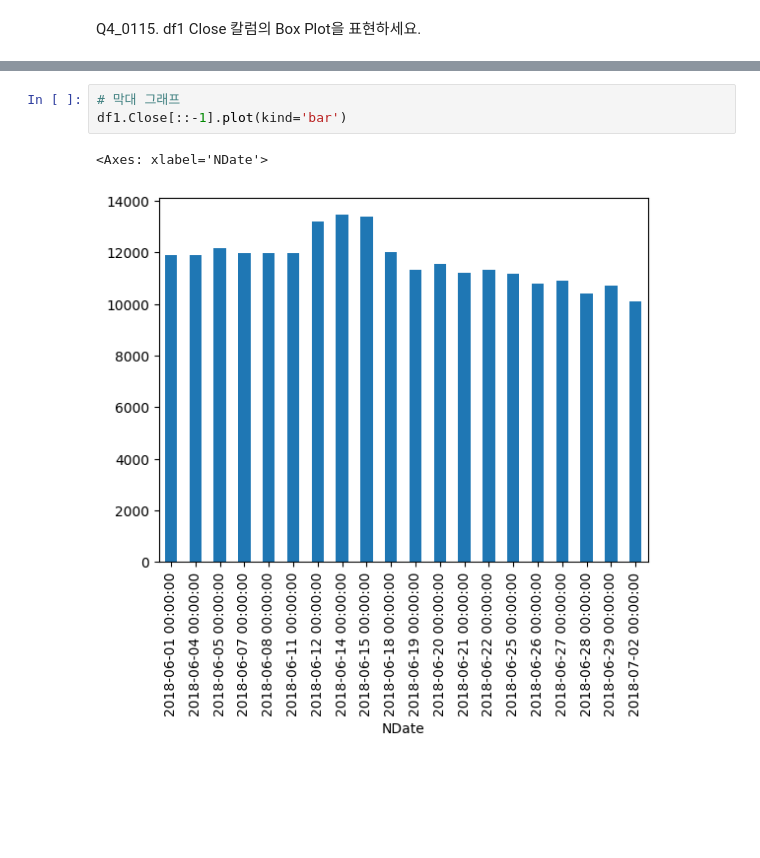
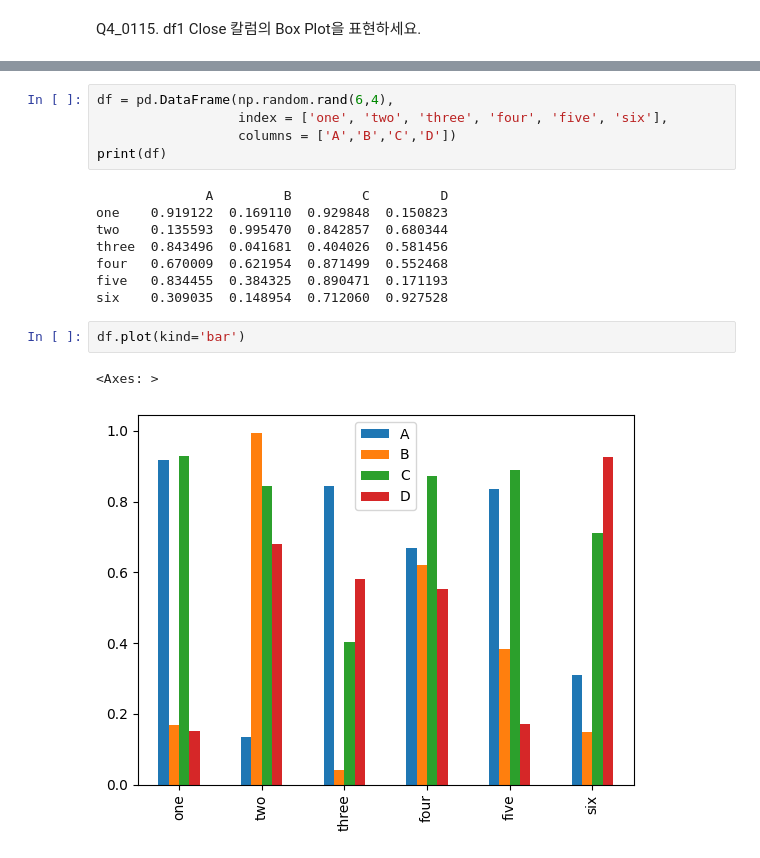
Before and after one commit to CrayonHanChan/kita_231026, a Jupyter notebook: m3_분석라이브러리/visualization/시각화1.ipynb, the cells around one changed output, grey strips where cells are left out. Saved outputs shown, nothing was run; the diff lists cells and outputs as text; blank space fills up the shorter version.

```diff
--- a/m3_분석라이브러리/visualization/시각화1.ipynb
+++ b/m3_분석라이브러리/visualization/시각화1.ipynb
@@ -110,6 +659,18 @@ Q4_0115. df1 Close 칼럼의 Box Plot을 표현하세요.
+# %%
+df = pd.DataFrame(np.random.rand(6,4),
+                  index = ['one', 'two', 'three', 'four', 'five', 'six'],
+                  columns = ['A','B','C','D'])
+print(df)
+# %% [output]
+              A         B         C         D
+one    0.919122  0.169110  0.929848  0.150823
+two    0.135593  0.995470  0.842857  0.680344
+three  0.843496  0.041681  0.404026  0.581456
+four   0.670009  0.621954  0.871499  0.552468
+five   0.834455  0.384325  0.890471  0.171193
+six    0.309035  0.148954  0.712060  0.927528
 # %%
-# 막대 그래프
-df1.Close[::-1].plot(kind='bar')
+df.plot(kind='bar')
 # %% [output]
-<Axes: xlabel='NDate'>
+<Axes: >
-[figure, old version]
+[figure, new version]
```
Also changed, not shown: parts of 74 cells of this notebook, 4 other files.
